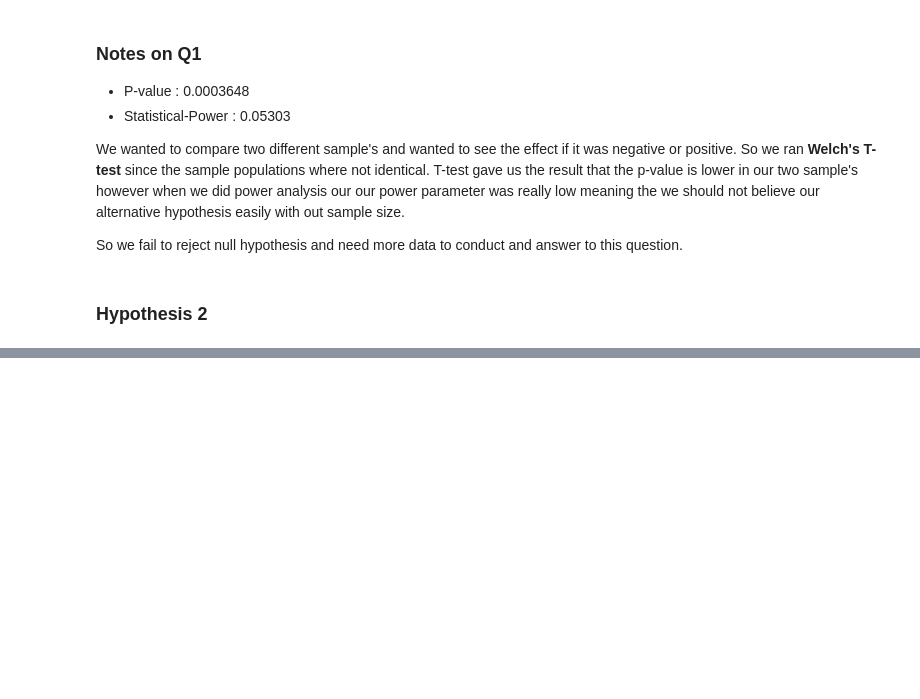
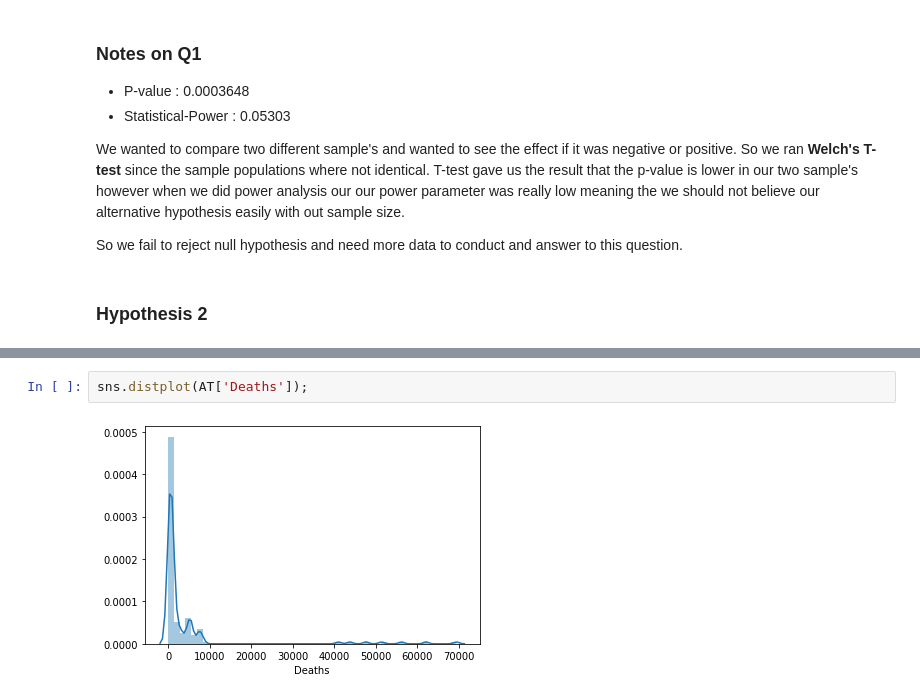
Before and after one commit to 1Banji/Mod-3-Project, a Jupyter notebook: Master/Master.ipynb, the cells around one changed output, grey strips where cells are left out. Cells and saved outputs as stored; diff of their text form; blank space fills up the shorter version.

```diff
--- a/Master/Master.ipynb
+++ b/Master/Master.ipynb
@@ -120,0 +152,4 @@ So we fail to reject null hypothesis and need more data to conduct and answer to
+# %%
+sns.distplot(AT['Deaths']);
+# %% [output]
+[figure, added]
```
Also changed, not shown: parts of 15 cells of this notebook.
